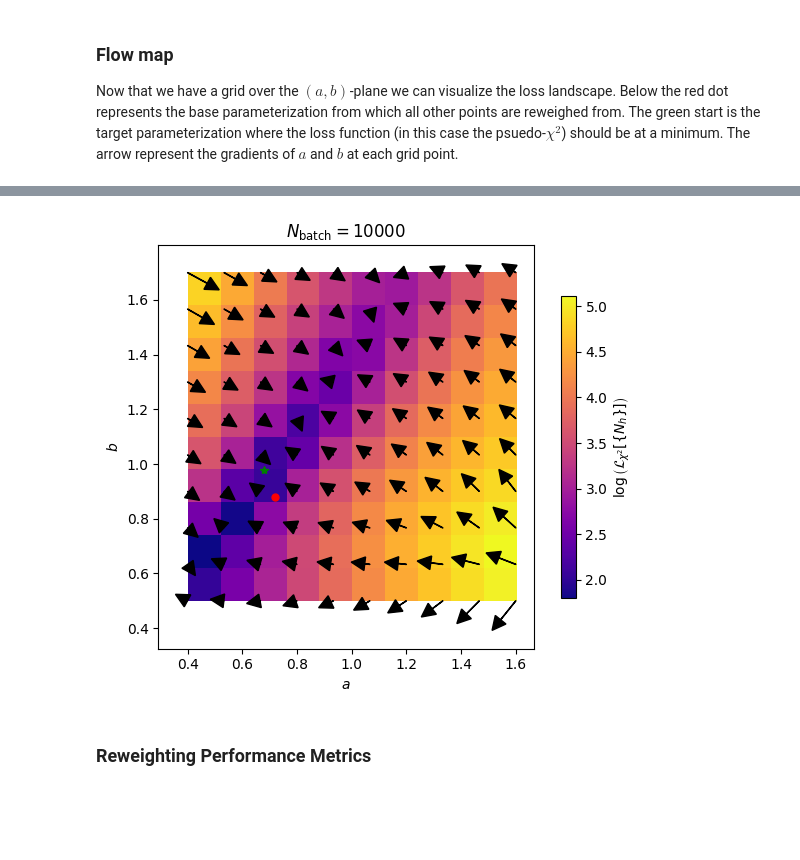
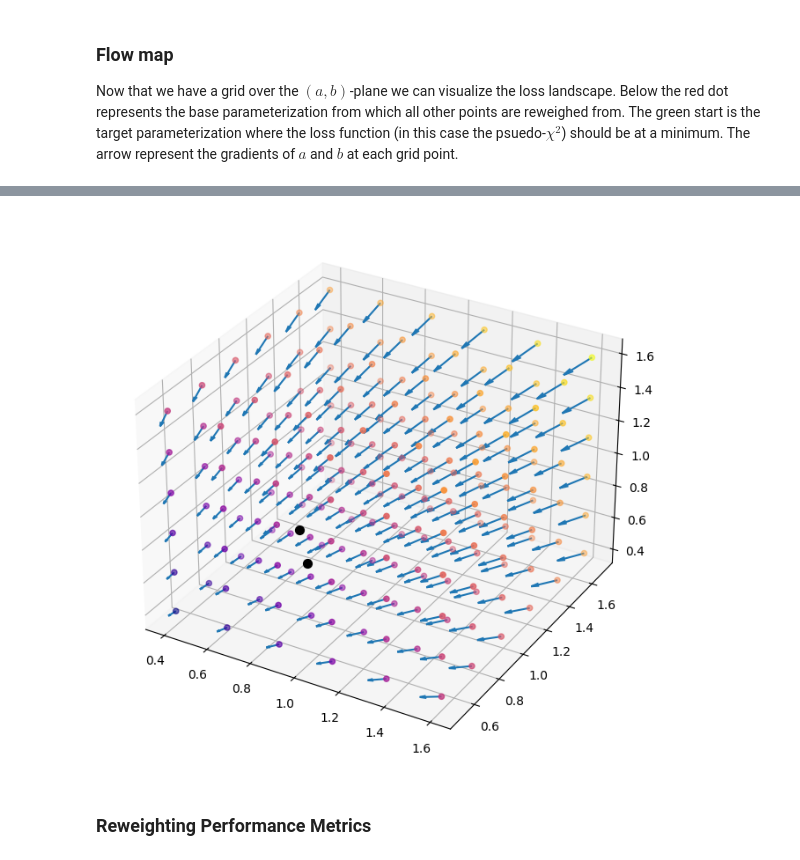
Before and after one commit to tonymenzo/RSA, a Jupyter notebook: src/RSA_nD_flow_map.ipynb, the cells around one changed output, grey strips where cells are left out. Drawn from its saved outputs; the diff is of its cells as text; code cells hidden in the pictures; blank space fills up the shorter version.

Commit message:
nD_flow

```diff
--- a/src/RSA_nD_flow_map.ipynb
+++ b/src/RSA_nD_flow_map.ipynb
@@ -69,7 +69,7 @@ print('Simulated z shape:', sim_accept_reject.shape)
 print('Simulated fPrel shape:', sim_fPrel.shape)
 
 # Restrict to a subset of the full dataset (for memory)
-N_events = int(100)
+N_events = int(1000)
 
 # Extract the hadron multiplicity
 exp_mult = np.array([len(exp_hadrons[i,:][np.abs(exp_hadrons[i,:,0]) > 0.0]) for i in range(N_events)])
@@ -177,6 +177,7 @@ aLundDiquark = aLund + aExtraDiquark
 bLundDiquark = bLund
 
 
+# params_base = {'a0': torch.tensor(aLund), 'b0': torch.tensor(bLund),
 params_base = {'a0': torch.tensor(0.0), 'b0': torch.tensor(0.0),
             'a1': torch.tensor(aLundD), 'b1': torch.tensor(bLundD), 'a2': torch.tensor(aLundU), 'b2': torch.tensor(bLundU),
             'a3': torch.tensor(aLundS), 'b3': torch.tensor(bLundS), 'a1103': torch.tensor(aLundDiquark), 'b1103': torch.tensor(bLundDiquark),
@@ -184,6 +185,8 @@ params_base = {'a0': torch.tensor(0.0), 'b0': torch.tensor(0.0),
             'a2203': torch.tensor(aLundDiquark), 'b2203': torch.tensor(bLundDiquark), 'a3101': torch.tensor(aLundDiquark), 'b3101': torch.tensor(bLundDiquark),
             'a3103': torch.tensor(aLundDiquark), 'b3103': torch.tensor(bLundDiquark), 'a3201': torch.tensor(aLundDiquark), 'b3201': torch.tensor(bLundDiquark),
             'a3203': torch.tensor(aLundDiquark), 'b3203': torch.tensor(bLundDiquark), 'a3303': torch.tensor(aLundDiquark), 'b3303': torch.tensor(bLundDiquark)}
+
+params_learn = {'a1': torch.tensor(aLundD), 'b1': torch.tensor(bLundD), 'a2': torch.tensor(aLundU)}
 
 # Define a grid of initial parameters
 ad_range  = (0.5-0.1, 1.5+0.1)#(0.6, 0.80)
@@ -198,8 +201,8 @@ bd_range  = (0.6-0.1, 1.6+0.1)#(0.85, 1.05)
 # a_range  = (0.03, 3.0)#(0.6, 0.80)
 # b_range  = (0.2, 2.0)#(0.85, 1.05)
 
-n_points = 10
-ad_au_bd_init = a_b_c_grid(ad_range, au_range, bd_range, n_points)
+n_points = 6
+ad_bd_au_init = a_b_c_grid(ad_range, bd_range, au_range, n_points) #The order need to be the same as the parameters_learn order
 # %% [output]
 Each event has been zero-padded to a length of 250
 Each emission has been zero-padded to a length of 103
@@ -213,15 +216,15 @@ Initial a_b grid shape: torch.Size([1000, 2])
 epochs = 1
 
 # Create an RSA instance
-RSA = RSA_tuner(epochs = epochs, dim_multiplicity = dim_multiplicity, dim_accept_reject = dim_accept_reject, over_sample_factor = over_sample_factor,
+RSA = RSA_nD_tuner(epochs = epochs, dim_multiplicity = dim_multiplicity, dim_accept_reject = dim_accept_reject, over_sample_factor = over_sample_factor,
 				params_base = params_base, sim_observable_dataloader = sim_observable_dataloader, sim_z_dataloader = sim_accept_reject_dataloader,
 				sim_fPrel_dataloader = sim_fPrel_dataloader, exp_observable_dataloader = exp_observable_dataloader, print_details = False,
-				results_dir = "/pscratch/sd/l/ljpuslar/RSA/RSA/src/temp_results/Flowmap", params_init = None, fixed_binning = True)
+				results_dir = "/pscratch/sd/l/ljpuslar/RSA/RSA/src/temp_results/Flowmap", params_init = params_learn, fixed_binning = True)
 # %%
 # print(a_b_init)
 # Set the optimizer
 optimizer = torch.optim.Adam(RSA.weight_nexus.parameters(), lr=learning_rate)
 #optimizer = torch.optim.SGD(macroscopic_trainer.weight_nexus.parameters(), lr=learning_rate)
 # Generate gradients
-a_b_gradients, loss_grid, metrics = RSA.RSA_flow(optimizer, a_b_init)
+a_b_gradients, loss_grid, metrics = RSA.RSA_flow(optimizer, ad_au_bd_init)
 # %% [output]
@@ -332,45 +306,67 @@ torch.Size([10000])
 Now that we have a grid over the $(a,b)$-plane we can visualize the loss landscape. Below the red dot represents the base parameterization from which all other points are reweighed from. The green start is the target parameterization where the loss function (in this case the psuedo-$\chi^2$) should be at a minimum. The arrow represent the gradients of $a$ and $b$ at each grid point.
 # %%
 # Clone a_b_init into numpy array
-a_b = a_b_init.detach().numpy()
+a_b_c = ad_au_bd_init.detach().numpy()
 
 import matplotlib.pyplot as plt
 import matplotlib.colors as mcolors
+from mpl_toolkits.mplot3d import Axes3D
+
+# print(a_b_c)
 
 # Calculate the magnitude of each vector in a_b_gradients
 magnitudes = np.linalg.norm(a_b_gradients, axis=1)
+print(magnitudes.shape)
 
-fig, ax = plt.subplots(1,1,figsize=(6,5))
+fig = plt.figure(figsize=(10, 8))
+ax = fig.add_subplot(111, projection='3d')
 
-# Set the background color based on the magnitude
-# Normalize the magnitude to use it with the colormap
-norm = mcolors.Normalize(vmin=np.min(magnitudes), vmax=np.max(magnitudes))
-cmap = plt.cm.plasma  # Choose a colormap
+ad = a_b_c[:,0]
+bd = a_b_c[:,1]
+au = a_b_c[:,2]
+print(au)
 
-# Assuming magnitudes can be reshaped into a grid directly for simplicity
-# In a real scenario, you might need to interpolate these values onto a grid
-grid_shape = (int(np.sqrt(len(magnitudes))), int(np.sqrt(len(magnitudes))))
-magnitudes_grid = magnitudes.reshape(grid_shape).T
+g1,g2,g3 =  -a_b_gradients[:,0], -a_b_gradients[:,1], -a_b_gradients[:,2],
+scale = 20
+ax.quiver(ad,bd,au,g1/scale,g2/scale,g3/scale)
+sc = ax.scatter(ad, bd, au, c=magnitudes, cmap='plasma', s=20)  # 's' is size, 'c' is color
 
-# Create a heatmap of the gradient magnitudes
-#heatmap = ax.imshow(magnitudes_grid, cmap=cmap, norm=norm, origin='lower', extent=(np.min(a_b[:, 0]), np.max(a_b[:, 0]), np.min(a_b[:, 1]), np.max(a_b[:, 1])))
-heatmap = ax.imshow(np.log10((loss_grid * N_events)).reshape(grid_shape).T, cmap=cmap, origin='lower', extent=(np.min(a_b[:, 0]), np.max(a_b[:, 0]), np.min(a_b[:, 1]), np.max(a_b[:, 1])))
+ax.scatter(0.68,0.98,0.68, label = 'base', c= 'black', s=50)
+ax.scatter(0.78,0.88,0.58, label = 'target', c='black', s=50)
 
-# Add a colorbar to show the magnitude scale
-fig.colorbar(heatmap, ax=ax, label=r'$\log \left(\mathcal{L}_{\chi^2}[\{ N_h \}]\right)$', shrink=0.75)
 
-# Plot arrows for each point and direction
-for point, gradient in zip(a_b, a_b_gradients):
-    ax.arrow(point[0], point[1], -gradient[0]/5e2, -gradient[1]/5e2, head_width=0.05, head_length=0.05, fc='k', ec='k')
-    # ax.arrow(point[0], point[1], -gradient[0]/5e1, -gradient[1]/5e1, head_width=0.005, head_length=0.005, fc='k', ec='k')
 
-a_b_target = np.array([0.68, 0.98]) # Monash
-ax.plot(a_b_target[0], a_b_target[1], '*', color='green', label = 'Target', ms = 6, linewidth=10)
-ax.plot(RSA.params_base[0].clone().detach().numpy(), RSA.params_base[1].clone().detach().numpy(), 'o', color = 'red', label = 'Base', ms = 5, linewidth=10)
+# # Set the background color based on the magnitude
+# # Normalize the magnitude to use it with the colormap
+# norm = mcolors.Normalize(vmin=np.min(magnitudes), vmax=np.max(magnitudes))
+# cmap = plt.cm.plasma  # Choose a colormap
 
-ax.set_title(rf'$N_{{\mathrm{{batch}}}} = {N_events}$')
-ax.set_xlabel(r'$a$')
-ax.set_ylabel(r'$b$')
+# # Assuming magnitudes can be reshaped into a grid directly for simplicity
+# # In a real scenario, you might need to interpolate these values onto a grid
+# grid_len = int(np.cbrt(len(magnitudes)))
+# grid_shape = (grid_len)
+# magnitudes_grid = magnitudes.reshape(grid_shape).T
 
-fig.tight_layout()
+# # Create a heatmap of the gradient magnitudes
+# #heatmap = ax.imshow(magnitudes_grid, cmap=cmap, norm=norm, origin='lower', extent=(np.min(a_b[:, 0]), np.max(a_b[:, 0]), np.min(a_b[:, 1]), np.max(a_b[:, 1])))
+# # heatmap = ax.imshow(np.log10((loss_grid * N_events)).reshape(grid_shape).T, cmap=cmap, origin='lower', extent=(np.min(a_b[:, 0]), np.max(a_b[:, 0]), np.min(a_b[:, 1]), np.max(a_b[:, 1])))
+
+
+# # Add a colorbar to show the magnitude scale
+# fig.colorbar(heatmap, ax=ax, label=r'$\log \left(\mathcal{L}_{\chi^2}[\{ N_h \}]\right)$', shrink=0.75)
+
+# # Plot arrows for each point and direction
+# for point, gradient in zip(a_b, a_b_gradients):
+#     ax.arrow(point[0], point[1], -gradient[0]/5e2, -gradient[1]/5e2, head_width=0.05, head_length=0.05, fc='k', ec='k')
+#     # ax.arrow(point[0], point[1], -gradient[0]/5e1, -gradient[1]/5e1, head_width=0.005, head_length=0.005, fc='k', ec='k')
+
+# a_b_target = np.array([0.68, 0.98]) # Monash
+# ax.plot(a_b_target[0], a_b_target[1], '*', color='green', label = 'Target', ms = 6, linewidth=10)
+# ax.plot(RSA.params_base[0].clone().detach().numpy(), RSA.params_base[1].clone().detach().numpy(), 'o', color = 'red', label = 'Base', ms = 5, linewidth=10)
+
+# ax.set_title(rf'$N_{{\mathrm{{batch}}}} = {N_events}$')
+# ax.set_xlabel(r'$a$')
+# ax.set_ylabel(r'$b$')
+
+# fig.tight_layout()
 # %% [output]
@@ -377,4 +391,4 @@ fig.tight_layout()
-[figure, old version]
+[figure, new version]
 # %% [markdown]
 ### Reweighting Performance Metrics
 # %%
```
Also changed, not shown: parts of 8 cells of this notebook, 4 other files.
